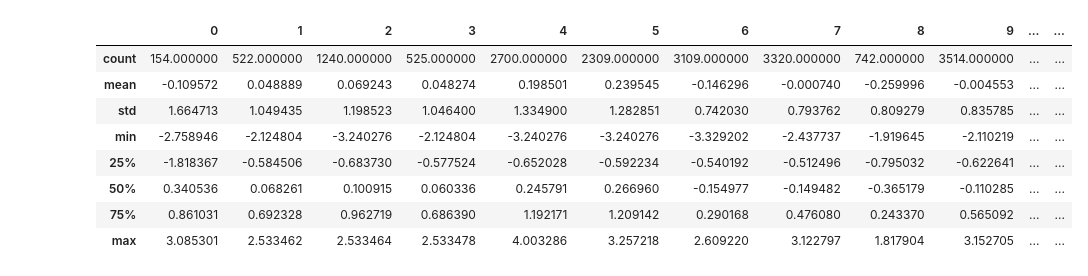
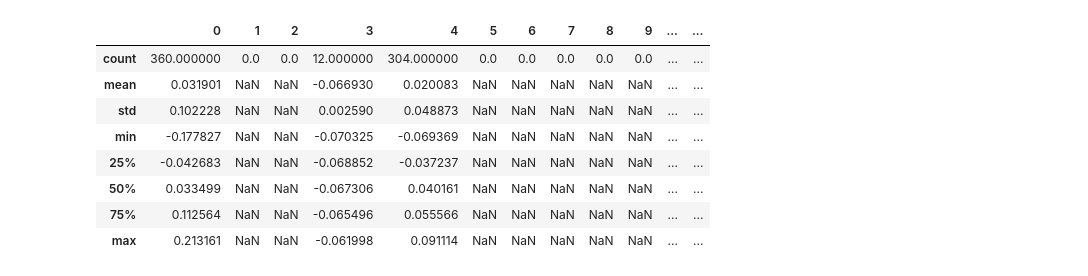
Before and after one commit to pennymax/gplearn, a Jupyter notebook: mytest_fitness.ipynb, the cells around one changed output. Drawn from its saved outputs; the diff is of its cells as text; code cells hidden in the pictures.

```diff
--- a/mytest_fitness.ipynb
+++ b/mytest_fitness.ipynb
@@ -31,0 +14,8 @@ df
+# %%
+df = pd.read_parquet('/home/pennymax/proj/MFM/CrossSection/v1_basic/results/basic_2023-11-22_22:15:18/fct_man_ta_proc.parquet')
+# df = df.query('"2020-09-01 00:00:00+00:00" <= time < "2023-12-01 00:00:00+00:00"')
+# df = df.query('"2023-01-01 00:00:00+00:00" <= time < "2024-01-01 00:00:00+00:00"')
+df = df.query('"2021-12-01 00:00:00+00:00" <= time < "2024-01-01 00:00:00+00:00"')
+# df = df.query('"2021-12-01 00:00:00+00:00" <= time < "2024-01-01 00:00:00+00:00"')
+# df = df.query('"2020-09-01 00:00:00+00:00" <= time < "2024-01-01 00:00:00+00:00"')
+df
@@ -48,3 +52,0 @@ Length: 3527, dtype: datetime64[ns, UTC]
-# %%
-df = df.sort_index()
-df[['fwdret1']].groupby('time').fwdret1.count().to_frame().query('time < "2021-01-01 00:00:00+00:00"').plot(grid=True)
@@ -165,38 +130,36 @@ exp = 'inv(rank(TZS60_spot_Close))'
 exp = 'ts_mean_20(inv(inv(TZS60_spot_Close)))'
 exp = 'min(NETBUYQUO1_FWMA_10, ts_min_10(TZS60_SPOT_HLC3))'
 # exp = 'neg(add(premIdx_close, max(TZS60_VOLUME_PPO_12_26_9, PREMCLOSE_MACDs_12_26_9)))'
-# exp = 'sub(min(ts_mean_10(bckret1), netbuyquo3), max(ts_min_3(QuoVol), premIdx_close))'
-# exp = 'netbuyquo3'
+exp = 'sub(min(ts_mean_10(bckret1), netbuyquo3), max(ts_min_3(QuoVol), premIdx_close))'
+exp = 'netbuyquo3'
 # exp = 'sub(netbuyquo3, premIdx_close)'
 # exp = 'sub(ts_min_10(TZS60_spot_Close), premIdx_close)'
 # exp = 'min(NETBUYQUO1_JMA_7_0, ts_min_10(SMI_5_20_5))'
 # exp = 'min(NETBUYQUO5_DEMA_10, ts_min_10(TZS60_SPOT_HL2))'
 # exp = 'max(min(netbuyquo3, bckret3), netbuyquo5)'
-exp = 'add(sub(min(ts_mean_10(bckret1), netbuyquo3), max(ts_min_3(QuoVol), premIdx_close)), min(NETBUYQUO5_DEMA_10, ts_min_10(TZS60_SPOT_HL2)))'
-# exp = 'add(sub(min(ts_mean_10(bckret1), netbuyquo3), max(ts_min_3(QuoVol), premIdx_close)), max(min(netbuyquo3, bckret3), netbuyquo5)'
-# exp = 'min(ts_min_10(TZS60_SPOT_HLC3), J_9_3)'
-# exp = 'min(NETBUYQUO1_JMA_7_0, ts_min_10(SMI_5_20_5))'
-# exp = 'min(ts_min_3(ts_min_10(TZS60_SPOT_HLC3)), TZS60_MACDh_12_26_9)'
-# exp = 'min(ts_min_10(QQE_14_5_4.236_RSIMA), TZS60_BIAS_SMA_26)'
-# exp = "add(ts_max_3(TZS60_ALMA_10_6.0_0.85), netbuyquo3)"
-# exp = 'min(delta_5(ts_min_20(ts_mean_10(ts_correlation_3(rank(TZS60_VOLUME_EMA_10), rank(SQZPRO_ON_NORMAL))))), SPOT_PGO_14)'
-# exp = 'add(SPOT_COPC_11_14_10, rank(add(NETBUYQUO1_TSIs_13_25_13, NETBUYQUO1_DEMA_10)))'
-# exp = 'ts_min_3(delta_5(ts_min_20(ts_mean_10(ts_correlation_3(rank(TZS60_VOLUME_EMA_10), rank(SQZPRO_ON_NORMAL))))))'
-# exp = 'ts_min_20(min(TZS60_HWMA_0.2_0.1_0.1, NETBUYQUO3_SMIs_5_20_5))'
-# exp = 'add(ts_min_5(UO_7_14_28), NETBUYQUO1_TSI_13_25_13)'
-# exp = 'min(ts_mean_3(netbuyquo1), ts_min_5(TZS60_JMA_7_0))'
-# exp = 'min(SPOT_CCI_14_0.015, ts_min_10(TZS60_spot_Low))'
-# exp = 'min(ts_min_10(QQE_14_5_4.236_RSIMA), J_9_3)'
-# exp = 'min(ts_min_10(TZS60_SPOT_HL2), J_9_3)'
-# exp = 'neg(SQZPRO_NO)'
-exp = 'min(min(TZS60_SMA_10, min(ts_min_10(TZS60_JMA_7_0), J_9_3)), TZS60_SUPERT_7_3.0)'
-exp = 'min(min(NETBUYQUO1_KAMA_10_2_30, ts_min_10(TZS60_spot_Close)), NETBUYQUO3_SMIs_5_20_5)'
-exp = 'min(min(NETBUYQUO1_KAMA_10_2_30, ts_min_10(TZS60_Close)), NETBUYQUO3_SMIs_5_20_5)'
-exp = 'min(min(ts_min_10(TZS60_spot_High), NETBUYQUO1_EMA_10), NETBUYQUO5_FWMA_10)'
-exp = 'if_cond_then_else(SPOTTAKERBUYQUOVOL_RSX_14, QUOVOL_SMA_10, BCKRET1_SWMA_10, NETBUYQUO5_HMA_10)'
-exp = 'min(ts_min_10(TZS60_High), NETBUYQUO1_EMA_10)'
-exp = 'NETBUYQUO1_EMA_10'
-
+# exp = 'add(sub(min(ts_mean_10(bckret1), netbuyquo3), max(ts_min_3(QuoVol), premIdx_close)), min(NETBUYQUO5_DEMA_10, ts_min_10(TZS60_SPOT_HL2)))'
+# exp = 'add(sub(min(ts_mean_10(bckret1), netbuyquo3), max(ts_min_3(QuoVol), premIdx_close)), max(min(netbuyquo3, bckret3), netbuyquo5))'
+# exp = 'delay_1(ts_std_60(ts_kama_60(ts_entropy_60(PREMCLOSE_QQE_14_5_4.236))))'
+# exp = 'ts_kama_10(PREMCLOSE_PSL_12)'
+# exp = 'add(add(NETBUYQUO1_FWMA_10, min(TZS60_SPOT_SMA_10, TAKERBUYQUOVOL_KAMA_10_2_30)), add(sub(min(ts_mean_10(bckret1), netbuyquo3), max(ts_min_3(QuoVol), premIdx_close)), min(NETBUYQUO5_DEMA_10, ts_min_10(TZS60_SPOT_HL2))))'
+# exp = 'ts_mean_5(ts_quantile25_10(SMI_5_20_5))'
+# exp = 'if_then_else(STOCHk_14_3_3, ts_min_10(TZS60_spot_Low), VOLUME_ROC_1)'
+# exp = 'add(sub(min(ts_mean_10(bckret1), netbuyquo3), max(ts_min_3(QuoVol), premIdx_close)), if_then_else(STOCHk_14_3_3, ts_min_10(TZS60_spot_Low), VOLUME_ROC_1))'
+# exp = 'min(NETBUYQUO1_EMA_10, ts_min_10(TZS60_HL2))'
+# exp = 'min(NETBUYQUO1_EMA_10, ts_quantile25_10(TZS60_HMA_10))'
+# exp = 'min(ts_min_10(TZS60_SPOT_OHLC4), ts_min_5(netbuyquo3))'
+# exp = 'min(NETBUYQUO3_EMA_10, ts_min_10(TZS60_SPOT_JMA_7_0))'
+# exp = 'add(netbuyquo3, netbuyquo1)'
+# exp = 'sub(ts_min_5(TZS60_SPOT_DEMA_10), TZS60_SPOTTAKERBUYVOL_PWMA_10)'
+# exp = 'add(sub(ts_min_5(TZS60_SPOT_DEMA_10), TZS60_SPOTTAKERBUYVOL_PWMA_10), netbuyquo3)'
+# exp = 'ts_delta1pct_mean_60(ts_mean_60(sub(ts_argmaxmin_60(FUND_CTI_12), ts_quantile25_40(ts_wma_20(NETBUYQUO1_FWMA_10)))))'
+# exp = 'sub(ts_regr_beta_60(BCKRET1_TSIs_13_25_13, TZS60_BULLP_13), TZS60_SPOTTRDCNT_EMA_10)'
+# exp = 'sub(ts_quantile25_10(TZS60_SPOT_MACDh_12_26_9), SPOTTAKERBUYVOL_KSTs_9)'
+# exp = 'add(NETBUYQUO1_HMA_10, sub(spotum_quo_rt5, SPOTTAKERBUYVOL_KST_10_15_20_30_10_10_10_15))'
+# exp = 'ts_min_20(mul(SPOTTAKERBUYQUOVOL_BIAS_SMA_26, ts_min_20(TZS60_SPOT_MOM_3)))'
+exp = 'sub(ts_min_60(TZS60_SPOT_MACDh_12_26_9), TZS60_SPOTTAKERBUYVOL_SWMA_10)'
+exp = 'ts_quantile75_20(ts_wma_60(ts_autocorr_60_3(ts_regr_beta_3(ts_ema_5(AR_26), ts_ema_40(netbuyquo3)))))'
+# exp = 'ts_dema_10(ts_wma_60(ts_autocorr_60_3(ts_regr_beta_3(ts_ema_5(AR_26), ts_ema_40(netbuyquo3)))))'
 
 print(f'ori expression: {exp}')
 feature_names = df.columns.to_list()
@@ -218,9 +181,9 @@ _Program print: ts_ema_10(ts_wma_5(TZS60_SPOT_DEMA_10))
 |  | 0 | 1 | 2 | 3 | 4 | 5 | 6 | 7 | 8 | 9 | ... | ... |
-| count | 154.000000 | 522.000000 | 1240.000000 | 525.000000 | 2700.000000 | 2309.000000 | 3109.000000 | 3320.000000 | 742.000000 | 3514.000000 | ... | ... |
-| mean | -0.109572 | 0.048889 | 0.069243 | 0.048274 | 0.198501 | 0.239545 | -0.146296 | -0.000740 | -0.259996 | -0.004553 | ... | ... |
-| std | 1.664713 | 1.049435 | 1.198523 | 1.046400 | 1.334900 | 1.282851 | 0.742030 | 0.793762 | 0.809279 | 0.835785 | ... | ... |
-| min | -2.758946 | -2.124804 | -3.240276 | -2.124804 | -3.240276 | -3.240276 | -3.329202 | -2.437737 | -1.919645 | -2.110219 | ... | ... |
-| 25% | -1.818367 | -0.584506 | -0.683730 | -0.577524 | -0.652028 | -0.592234 | -0.540192 | -0.512496 | -0.795032 | -0.622641 | ... | ... |
-| 50% | 0.340536 | 0.068261 | 0.100915 | 0.060336 | 0.245791 | 0.266960 | -0.154977 | -0.149482 | -0.365179 | -0.110285 | ... | ... |
-| 75% | 0.861031 | 0.692328 | 0.962719 | 0.686390 | 1.192171 | 1.209142 | 0.290168 | 0.476080 | 0.243370 | 0.565092 | ... | ... |
-| max | 3.085301 | 2.533462 | 2.533464 | 2.533478 | 4.003286 | 3.257218 | 2.609220 | 3.122797 | 1.817904 | 3.152705 | ... | ... |
+| count | 360.000000 | 0.0 | 0.0 | 12.000000 | 304.000000 | 0.0 | 0.0 | 0.0 | 0.0 | 0.0 | ... | ... |
+| mean | 0.031901 | NaN | NaN | -0.066930 | 0.020083 | NaN | NaN | NaN | NaN | NaN | ... | ... |
+| std | 0.102228 | NaN | NaN | 0.002590 | 0.048873 | NaN | NaN | NaN | NaN | NaN | ... | ... |
+| min | -0.177827 | NaN | NaN | -0.070325 | -0.069369 | NaN | NaN | NaN | NaN | NaN | ... | ... |
+| 25% | -0.042683 | NaN | NaN | -0.068852 | -0.037237 | NaN | NaN | NaN | NaN | NaN | ... | ... |
+| 50% | 0.033499 | NaN | NaN | -0.067306 | 0.040161 | NaN | NaN | NaN | NaN | NaN | ... | ... |
+| 75% | 0.112564 | NaN | NaN | -0.065496 | 0.055566 | NaN | NaN | NaN | NaN | NaN | ... | ... |
+| max | 0.213161 | NaN | NaN | -0.061998 | 0.091114 | NaN | NaN | NaN | NaN | NaN | ... | ... |
```
Also changed, not shown: parts of 24 cells of this notebook, 2 other files.
